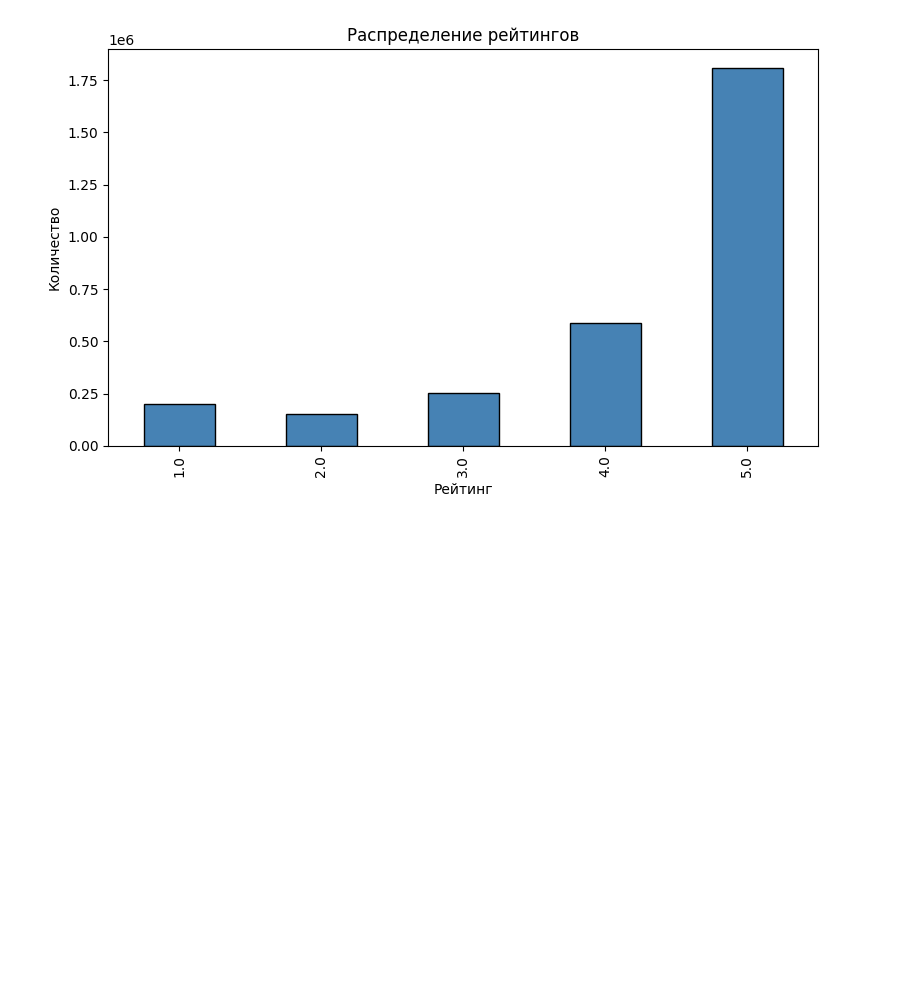
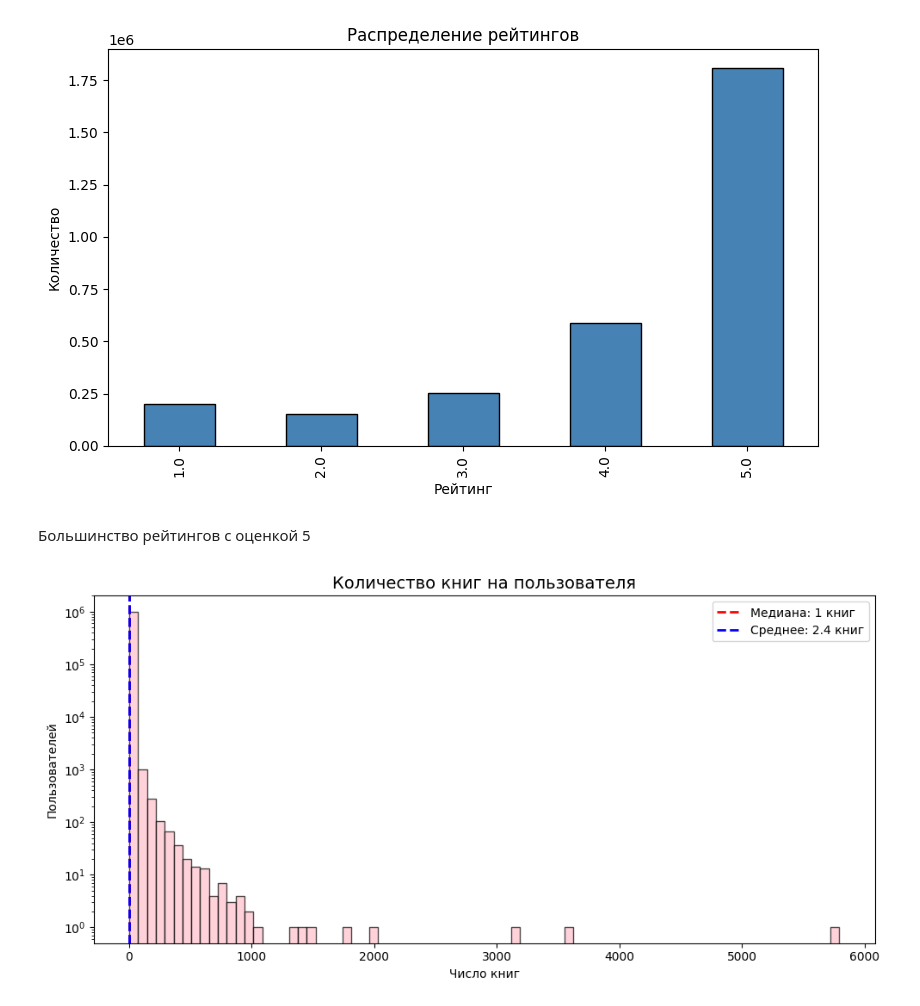
Before and after one commit to Katerina676/sasrec-ebs, a Jupyter notebook: eda.ipynb, the cells around one changed output. Cells and saved outputs as stored; diff of their text form; code cells hidden in the pictures; blank space fills up the shorter version.

```diff
--- a/eda.ipynb
+++ b/eda.ipynb
@@ -50,6 +90,20 @@ books = books.rename(columns={
 df = df.merge(books[['title', 'authors', 'categories']], on='title', how='left')
 df['authors'] = df['authors'].fillna('unknown')
 df['categories'] = df['categories'].fillna('unknown')
+# %%
+# убираем квадратные скобки у авторов и категорий
+df['authors'] = df['authors'].apply(lambda x:
+    x.strip("[]'").replace("'", "") if isinstance(x, str) else 'unknown'
+)
+df['categories'] = df['categories'].apply(lambda x:
+    x.strip("[]'").replace("'", "") if isinstance(x, str) else 'unknown'
+)
+# приводим к одному регистру и убираем лишние пробелы и точки
+df['authors'] = df['authors'].str.strip().str.lower().str.replace('.', '', regex=False)
+df['categories'] = df['categories'].str.strip().str.lower().str.replace('.', '', regex=False)
+
+df['authors'] = df['authors'].str.replace(r'\s+', ' ', regex=True)
+df['categories'] = df['categories'].str.replace(r'\s+', ' ', regex=True)
 # %%
 df.head()
 # %% [output]
@@ -78,3 +132,23 @@ plt.tight_layout()
 plt.show()
 # %% [output]
 [figure]
+# %% [markdown]
+Большинство рейтингов с оценкой 5
+# %%
+# Книги на пользователя
+plt.figure(figsize=(10, 5))
+user_cnt = df.groupby('user_id').size()  # сколько книг у каждого пользователя
+plt.hist(user_cnt, bins=80, color='pink', edgecolor='black', alpha=0.7)
+plt.axvline(user_cnt.median(), color='red', linestyle='--', linewidth=2,
+            label=f'Медиана: {user_cnt.median():.0f} книг')
+plt.axvline(user_cnt.mean(), color='blue', linestyle='--', linewidth=2,
+            label=f'Среднее: {user_cnt.mean():.1f} книг')
+plt.title('Количество книг на пользователя', fontsize=14)
+plt.xlabel('Число книг')
+plt.ylabel('Пользователей')
+plt.yscale('log')  # логарифмическая шкала (много пользователей с малым числом книг)
+plt.legend()
+plt.tight_layout()
+plt.show()
+# %% [output]
+[figure, added]
```
Also changed, not shown: parts of 16 cells of this notebook.
